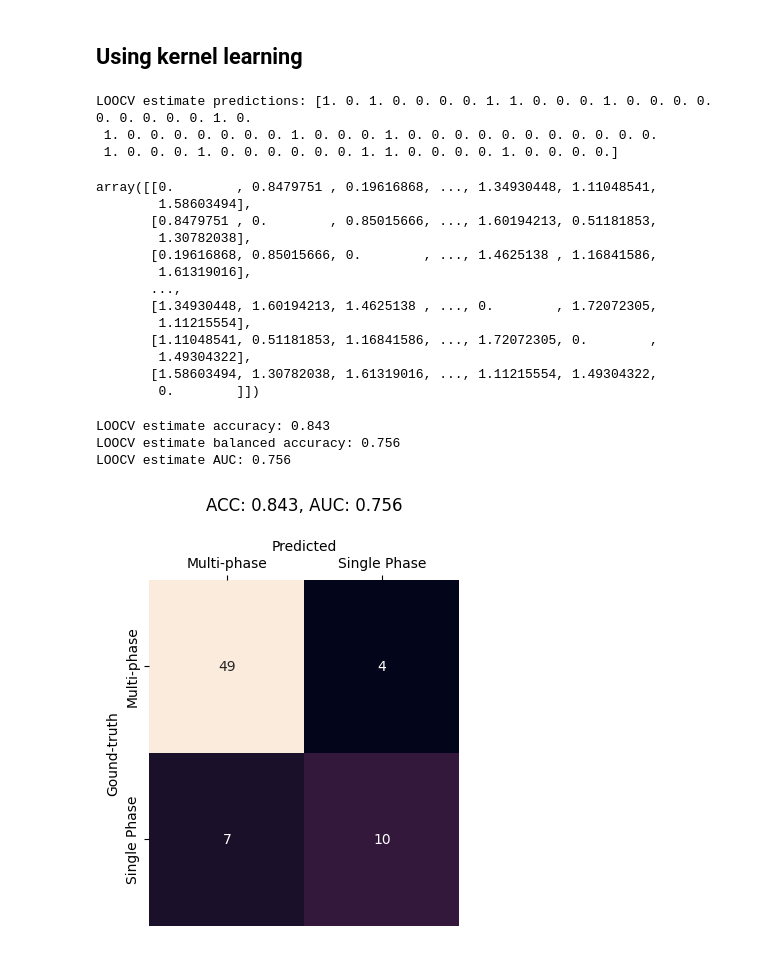
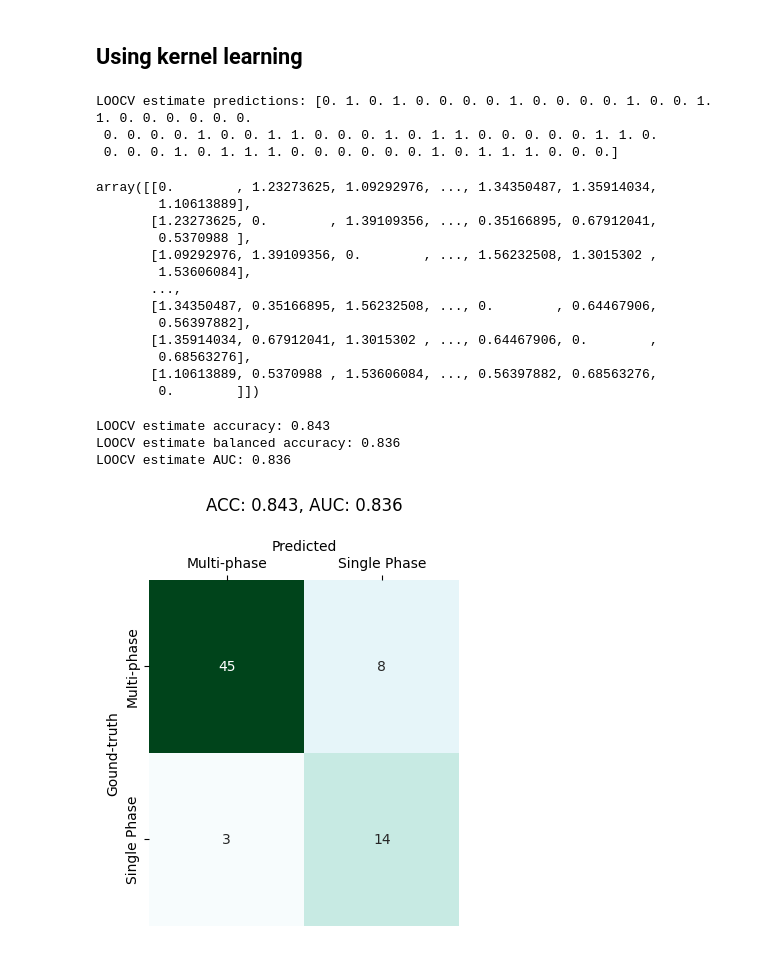
Before and after one commit to AccelerationConsortium/gremlin, a Jupyter notebook: model/kernel_xgboost.ipynb, the cells around one changed output. Saved outputs shown, nothing was run; the diff lists cells and outputs as text; code cells hidden in the pictures.

```diff
--- a/model/kernel_xgboost.ipynb
+++ b/model/kernel_xgboost.ipynb
@@ -109,7 +109,7 @@ X = df.drop(columns=[y_label, 'FeCl3'])
 corr_matrix = X.corr().abs()
 
 # Define threshold
-threshold = 0.75
+threshold = 0.55
 
 # Find columns to drop based on high correlation
 columns_to_drop = set()
@@ -227,11 +227,11 @@ rfc = RandomForestClassifier(
 #     class_weight='balanced'
     )
 
-kernel_classifier = SVC(kernel='poly', probability=True, random_state=42,class_weight='balanced')
+kernel_classifier = SVC(kernel='rbf', probability=True, random_state=42,class_weight='balanced')
 
 xgb = XGBClassifier(
         learning_rate=0.1,
-        reg_lambda = 0.5,
+        reg_lambda = 0.1,
         n_estimators=1000,
 #         num_parallel_tree=5,
 #         max_depth = 50,
@@ -273,7 +273,7 @@ for train_index, test_index in tqdm(loo.split(X), total=loo.get_n_splits(X), des
     X_test_sfs = compute_distances(X_test_S, X_train_S, kernel_type=kernel_type)
 
     # Fit the model
-    clf = xgb
+    clf = kernel_classifier
     clf.fit(X_train_sfs, y_train)
 
     # Make predictions and store them
@@ -283,24 +283,24 @@ for train_index, test_index in tqdm(loo.split(X), total=loo.get_n_splits(X), des
 
 print(f'LOOCV estimate predictions: {predictions}')
 # %% [output]
-LOOCV estimate predictions: [1. 0. 1. 0. 0. 0. 0. 1. 1. 0. 0. 0. 1. 0. 0. 0. 0. 0. 0. 0. 0. 0. 1. 0.
- 1. 0. 0. 0. 0. 0. 0. 0. 1. 0. 0. 0. 1. 0. 0. 0. 0. 0. 0. 0. 0. 0. 0. 0.
- 1. 0. 0. 0. 1. 0. 0. 0. 0. 0. 0. 1. 1. 0. 0. 0. 0. 1. 0. 0. 0. 0.]
+LOOCV estimate predictions: [0. 1. 0. 1. 0. 0. 0. 0. 1. 0. 0. 0. 0. 1. 0. 0. 1. 1. 0. 0. 0. 0. 0. 0.
+ 0. 0. 0. 0. 1. 0. 0. 1. 1. 0. 0. 0. 1. 0. 1. 1. 0. 0. 0. 0. 0. 1. 1. 0.
+ 0. 0. 0. 1. 0. 1. 1. 1. 0. 0. 0. 0. 0. 0. 1. 0. 1. 1. 1. 0. 0. 0.]
 # %%
 compute_distances(X_train_S, X_train_S,  kernel_type=kernel_type)
 # %% [output]
-array([[0.        , 0.8479751 , 0.19616868, ..., 1.34930448, 1.11048541,
-        1.58603494],
-       [0.8479751 , 0.        , 0.85015666, ..., 1.60194213, 0.51181853,
-        1.30782038],
-       [0.19616868, 0.85015666, 0.        , ..., 1.4625138 , 1.16841586,
-        1.61319016],
+array([[0.        , 1.23273625, 1.09292976, ..., 1.34350487, 1.35914034,
+        1.10613889],
+       [1.23273625, 0.        , 1.39109356, ..., 0.35166895, 0.67912041,
+        0.5370988 ],
+       [1.09292976, 1.39109356, 0.        , ..., 1.56232508, 1.3015302 ,
+        1.53606084],
        ...,
-       [1.34930448, 1.60194213, 1.4625138 , ..., 0.        , 1.72072305,
-        1.11215554],
-       [1.11048541, 0.51181853, 1.16841586, ..., 1.72072305, 0.        ,
-        1.49304322],
-       [1.58603494, 1.30782038, 1.61319016, ..., 1.11215554, 1.49304322,
+       [1.34350487, 0.35166895, 1.56232508, ..., 0.        , 0.64467906,
+        0.56397882],
+       [1.35914034, 0.67912041, 1.3015302 , ..., 0.64467906, 0.        ,
+        0.68563276],
+       [1.10613889, 0.5370988 , 1.53606084, ..., 0.56397882, 0.68563276,
         0.        ]])
 # %%
 from sklearn.metrics import accuracy_score, balanced_accuracy_score, roc_auc_score
@@ -331,34 +331,34 @@ confuse_matrix_df = pd.DataFrame(confuse_matrix,
 
 
 # plot confuse matrix
 import seaborn as sns
 import matplotlib.pyplot as plt
-sns.heatmap(confuse_matrix_df, annot=True, cbar=False)
+sns.heatmap(confuse_matrix_df, annot=True, cbar=False, cmap='BuGn')
 plt.xlabel('Predicted')
 plt.ylabel('Gound-truth')
 # show x label and x ticks on the top
 plt.gca().xaxis.set_label_position('top')
 plt.gca().xaxis.tick_top()
 # set fig size
 plt.gcf().set_size_inches(4, 4.5)
 
 # add metrics to the title
 plt.title(f'ACC: {accuracy:.3f}, AUC: {auc:.3f}\n',fontsize=12)
 plt.savefig('confusion_matrix.png', dpi=400,  bbox_inches='tight')
 
 #%%
 # train on the whole dataset
 # clf.fit(X, y)
 
 #%%
 # get feature importance
 # feature_importance = clf.feature_importances_
 # feature_importance_df = pd.DataFrame(feature_importance, index=X.columns, columns=['Feature importance'])
 # feature_importance_df = feature_importance_df.sort_values(by='Feature importance', ascending=False)
 # # plot feature importance
 # feature_importance_df.plot(kind='barh', figsize=(6, 8))
 # %% [output]
 LOOCV estimate accuracy: 0.843
-LOOCV estimate balanced accuracy: 0.756
-LOOCV estimate AUC: 0.756
+LOOCV estimate balanced accuracy: 0.836
+LOOCV estimate AUC: 0.836
-[figure, old version]
+[figure, new version]
```
Also changed, not shown: parts of 3 cells of this notebook.
